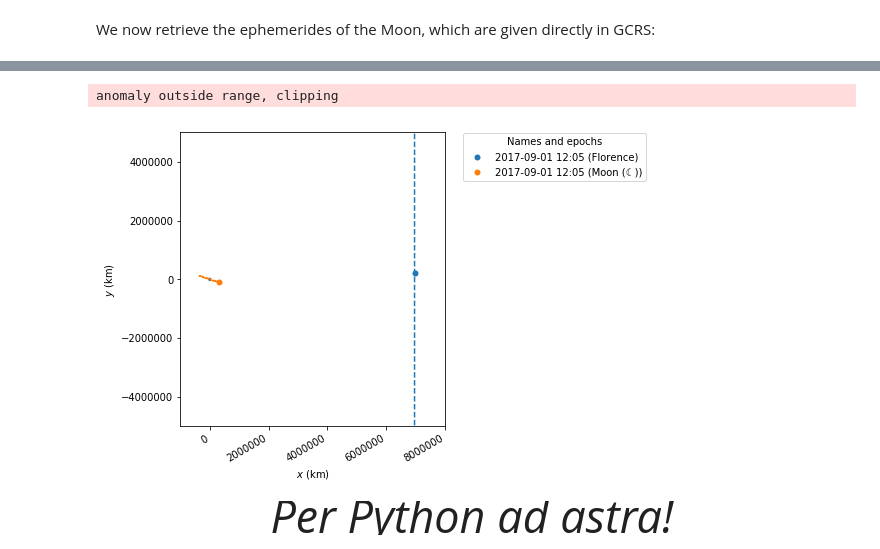
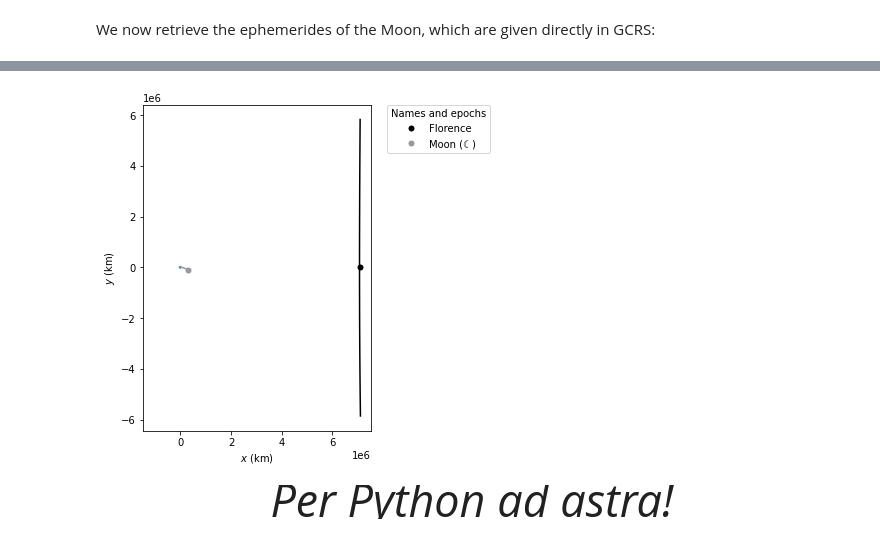
Before and after one commit to poliastro/poliastro, a Jupyter notebook: docs/source/examples/Catch that asteroid!.ipynb, the cells around one changed output, grey strips where cells are left out. Cells and saved outputs as stored; diff of their text form; code cells hidden in the pictures.

```diff
--- a/docs/source/examples/Catch that asteroid!.ipynb
+++ b/docs/source/examples/Catch that asteroid!.ipynb
@@ -144,20 +134,14 @@ And now for the final plot:
-# %%
-import matplotlib.pyplot as plt
-
-frame = StaticOrbitPlotter()
-
-# This first plot sets the frame
-frame.plot(florence_hyper, label="Florence")
-
-# And then we add the Moon
-frame.plot(moon, label=Moon)
-
-plt.xlim(-1000000, 8000000)
-plt.ylim(-5000000, 5000000)
-
-plt.gcf().autofmt_xdate()
-# %% [output]
-anomaly outside range, clipping
-[figure, removed]
+# %%
+import matplotlib.pyplot as plt
+
+frame = StaticOrbitPlotter()
+
+frame.set_attractor(Earth)
+frame.set_orbit_frame(Orbit.from_ephem(Earth, florence_e, EPOCH))
+
+frame.plot_ephem(florence_e, EPOCH, label="Florence", color=C_FLORENCE)
+frame.plot_ephem(moon, EPOCH, label=Moon, color=C_MOON);
+# %% [output]
+[figure, added]
 # %% [markdown]
 <div style="text-align: center; font-size: 3em;"><em>Per Python ad astra!</em></div>
```
Also changed, not shown: parts of 41 cells of this notebook, 7 other files.
